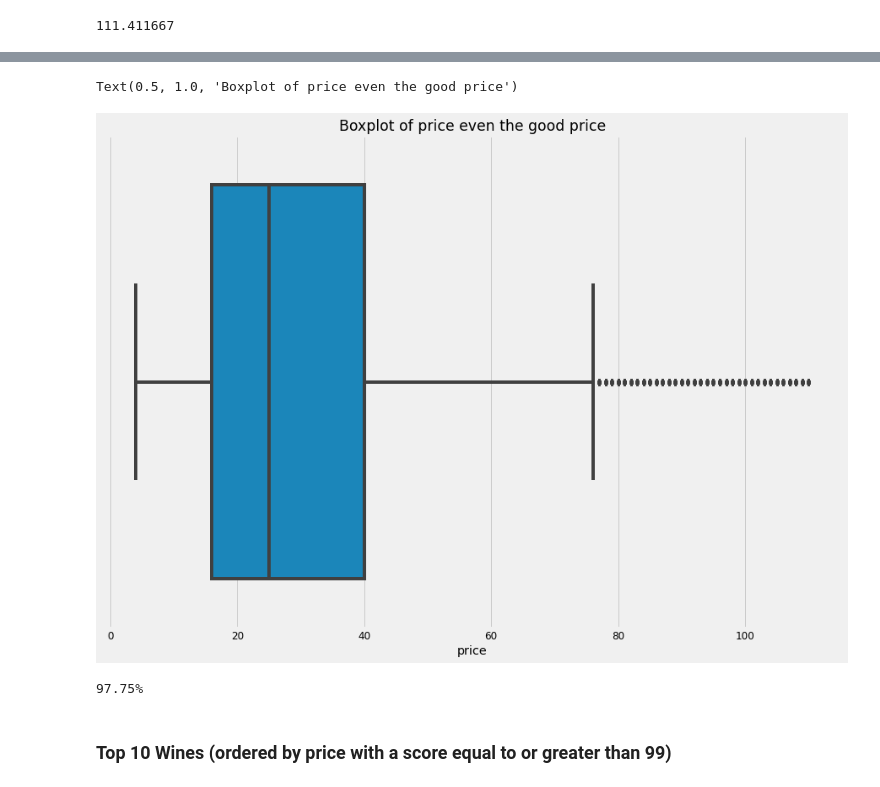
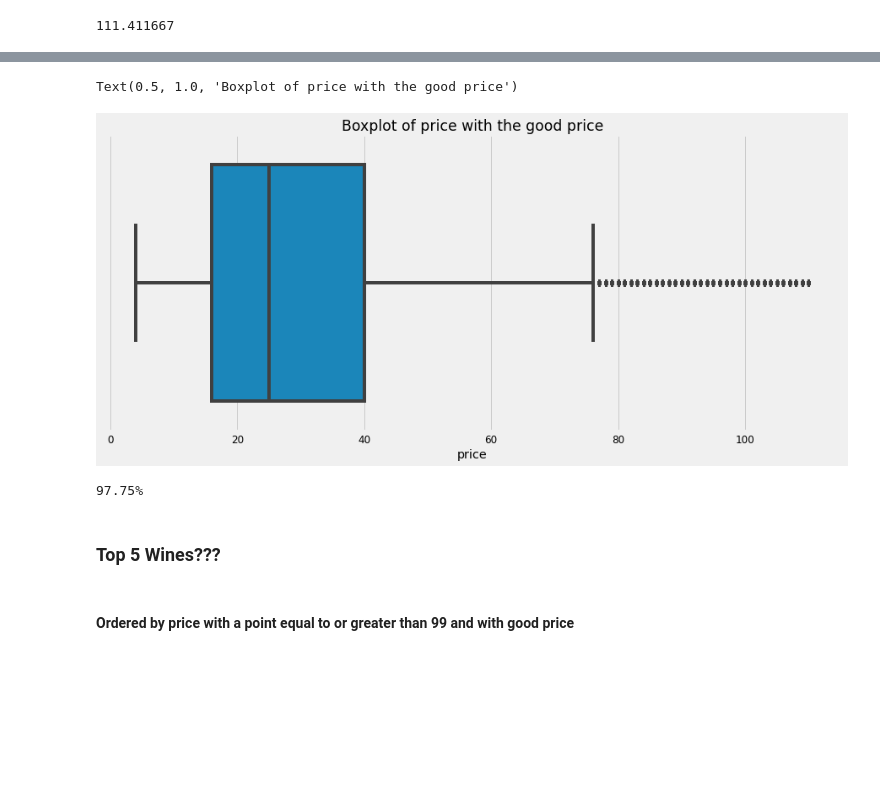
Before and after one commit to FelipeEnne/Wine-Recommendation, a Jupyter notebook: Wine-Recommendation.ipynb, the cells around one changed output, grey strips where cells are left out. Drawn from its saved outputs; the diff is of its cells as text; code cells hidden in the pictures; blank space fills up the shorter version.

```diff
--- a/Wine-Recommendation.ipynb
+++ b/Wine-Recommendation.ipynb
@@ -191,8 +204,8 @@ Text(0.5, 1.0, 'Distribution of points with the good price')
 # %%
-plt.figure(figsize=(14,10))
+plt.figure(figsize=(14,6))
 sns.boxplot(data=wines[wines['price']<111], x='price')
 plt.title('Boxplot of price with the good price')
 # %% [output]
-Text(0.5, 1.0, 'Boxplot of price even the good price')
+Text(0.5, 1.0, 'Boxplot of price with the good price')
-[figure, old version]
+[figure, new version]
 # %%
@@ -202,6 +215,8 @@ print('{}%'.format(round(wines_good_price.shape[0]/wines.shape[0]*100,2)))
 # %% [output]
 97.75%
 # %% [markdown]
-### Top 10 Wines (ordered by price with a score equal to or greater than 99)
+### Top 5 Wines???
+# %% [markdown]
+#### Ordered by price with a point equal to or greater than 99 and with good price
 # %%
 top_10 = wines_good_price[wines_good_price['points'] >= 99].sort_values(by=['price'],ascending=True)
```
Also changed, not shown: parts of 39 cells of this notebook.
